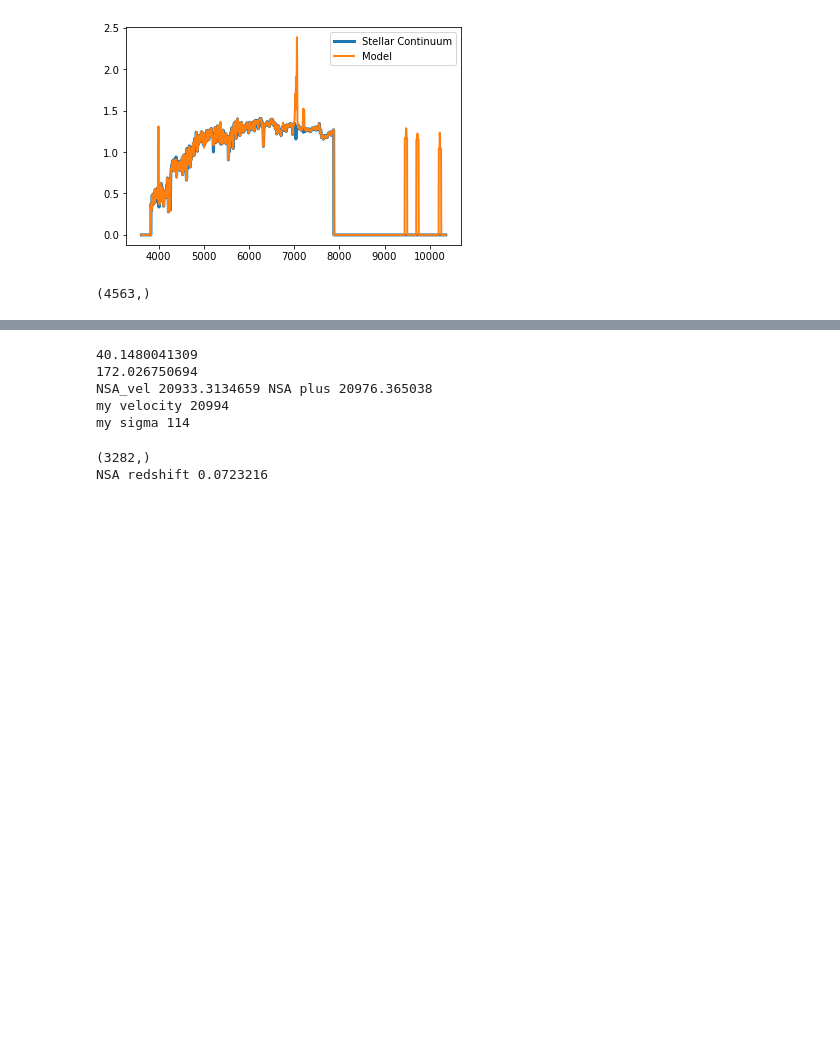
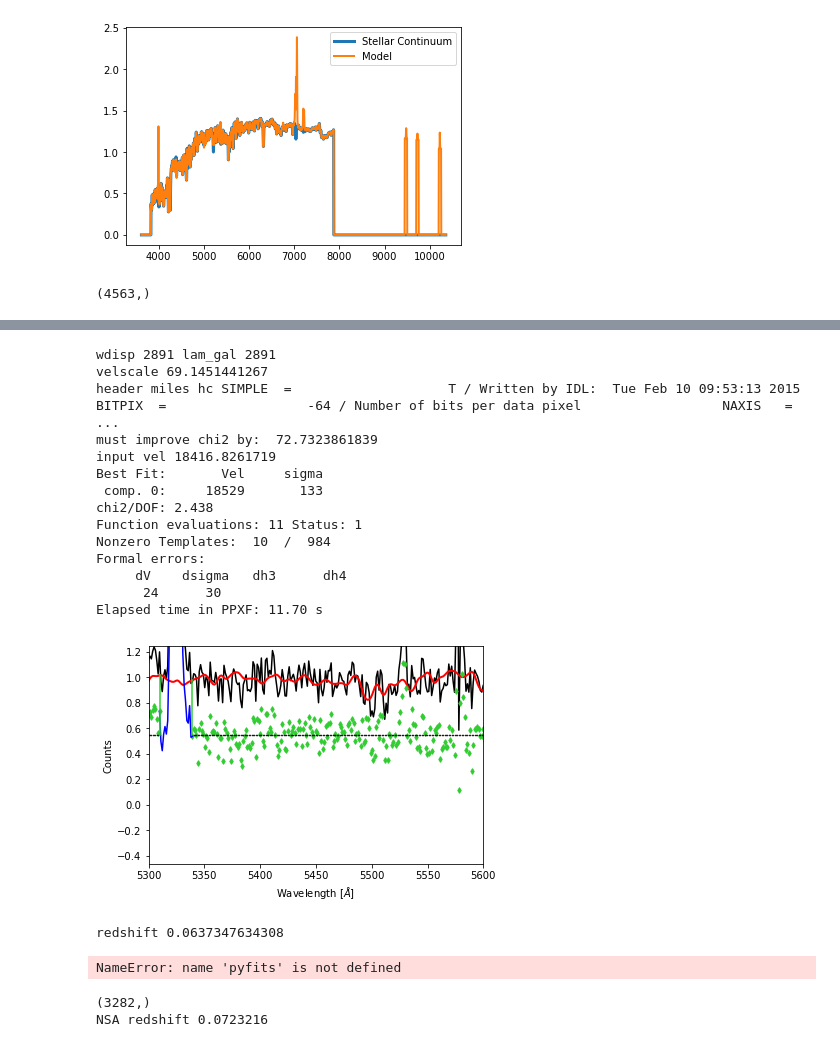
Before and after one commit to beckynevin/ppxf_MaNGA, a Jupyter notebook: checking_MaNGA_ppxf.ipynb, the cells around one changed output, grey strips where cells are left out. Cells and saved outputs as stored; diff of their text form; code cells hidden in the pictures; blank space fills up the shorter version.

```diff
--- a/checking_MaNGA_ppxf.ipynb
+++ b/checking_MaNGA_ppxf.ipynb
@@ -165,3 +159,27 @@ Elapsed time in PPXF: 5.66 s
+# %%
+y=ppxf_int_J1354(10,'no',0,'yes',8,-1,0,0,0, c*np.log(1 + 0.06335),  logcube[0].header['SCINPSIG'], 2)
+# %% [output]
+wdisp 2891 lam_gal 2891
+velscale 69.1451441267
+header miles hc SIMPLE  =                    T / Written by IDL:  Tue Feb 10 09:53:13 2015      BITPIX  =                  -64 / Number of bits per data pixel                  NAXIS   =                ...
+must improve chi2 by:  72.7323861839
+input vel 18416.8261719
+Best Fit:       Vel     sigma
+ comp. 0:     18529       133
+chi2/DOF: 2.438
+Function evaluations: 11 Status: 1
+Nonzero Templates:  10  /  984
+Formal errors:
+     dV    dsigma   dh3      dh4
+      24      30
+Elapsed time in PPXF: 11.70 s
+[figure, added]
+# %%
+c=2.99792458e5
+redshift=np.exp( 18523     /c)-1
+print('redshift', redshift)
+# %% [output]
+redshift 0.0637347634308
 # %%
 def ppxf_miles(t,flux,noise,mask,vr, plot, bs, conv, dg, mdg, regularization, redo_noise, last_chi,input_vel, input_sig, mom ):
 
@@ -382,7 +410,8 @@ def ppxf_miles(t,flux,noise,mask,vr, plot, bs, conv, dg, mdg, regularization, re
     return lam_gal, galaxy, pp.error[0], pp.chi2
 # %%
 '''checking parameters'''
-file='../MaNGA_code/practice_logcube/manga-8459-3702-MAPS-SPX-GAU-MILESHC.fits'
+
+file='../MaNGA_code/practice_logcube/manga-8459-3702-MAPS-VOR10-GAU-MILESHC.fits'
 maps=pyfits.open(file)
 print(maps['STELLAR_VEL'].data[20,20])
 print(maps['STELLAR_SIGMA'].data[20,20])
@@ -391,19 +420,17 @@ NSA_redshift=0.0723216
 
 c=2.99792458e5
 NSA_vel=c*np.log(1 + NSA_redshift)
-print('NSA_vel',NSA_vel,'NSA plus', maps['STELLAR_VEL'].data[20,20]*(1+NSA_redshift)+NSA_vel )
+#V*_corrected = V*_MPL-5 - 25.89
 
-code_vel=20994
+print('NSA_vel',NSA_vel,'NSA plus', (maps['STELLAR_VEL'].data[20,20]-25.89)*(1+NSA_redshift)+(NSA_vel-25.89) )
+
+code_vel=20917
 code_sig=114
 
 print('my velocity', code_vel)
 print('my sigma', code_sig)
 # %% [output]
-40.1480041309
-172.026750694
-NSA_vel 20933.3134659 NSA plus 20976.365038
-my velocity 20994
-my sigma 114
+NameError: name 'pyfits' is not defined
 # %%
 file='../drpall_test.fits'
 drpall=pyfits.open(file)
```
Also changed, not shown: parts of 4 cells of this notebook.
